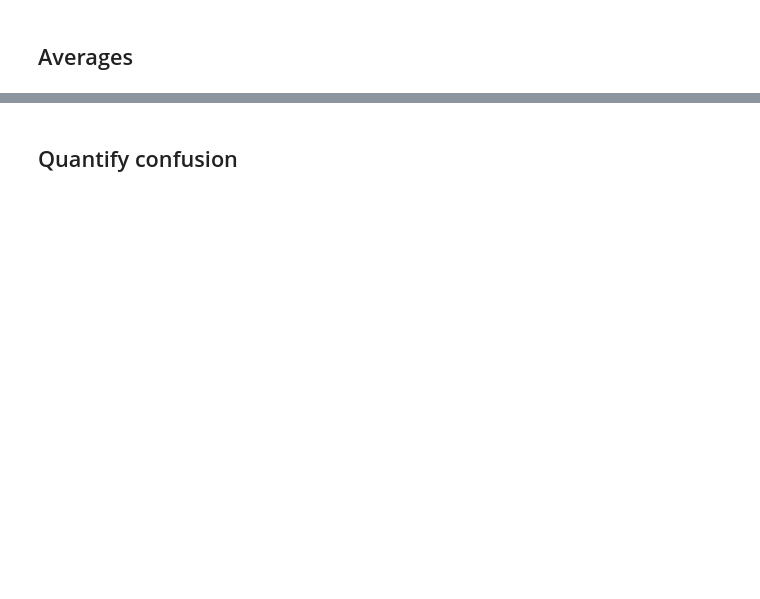
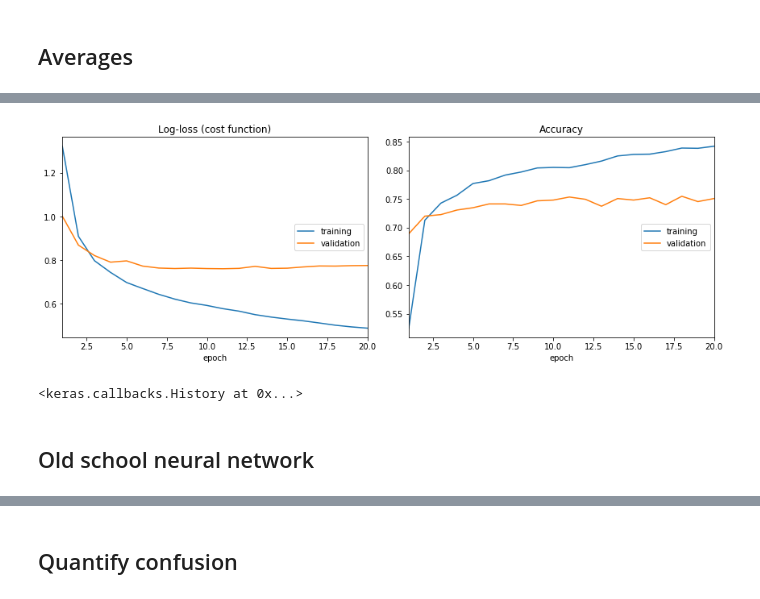
Before and after one commit to stared/keras-interactively-piterpy2018, a Jupyter notebook: talk.ipynb, the cells around one changed output, grey strips where cells are left out. Cells and saved outputs as stored; diff of their text form; code cells hidden in the pictures; blank space fills up the shorter version.

```diff
--- a/talk.ipynb
+++ b/talk.ipynb
@@ -149,0 +135,11 @@ for class_id in range(len(classes)):
+# %%
+model = Sequential()
+
+model.add(Flatten(input_shape=(28, 28, 1)))
+model.add(Dense(len(classes), activation='softmax'))
+
+model.compile(optimizer='adam',
+              loss='sparse_categorical_crossentropy',
+              metrics=['accuracy'])
+
+sequential_model_to_ascii_printout(model)
@@ -149,0 +154,11 @@ for class_id in range(len(classes)):
+# %%
+model.fit(X_train, Y_train,
+          epochs=20,
+          batch_size=32,
+          validation_data=(X_test, Y_test),
+          callbacks=[PlotLossesKeras()])
+# %% [output]
+[figure, added]
+<keras.callbacks.History at 0x...>
+# %% [markdown]
+## Old school neural network
```
Also changed, not shown: parts of 41 cells of this notebook, 1 other file.
